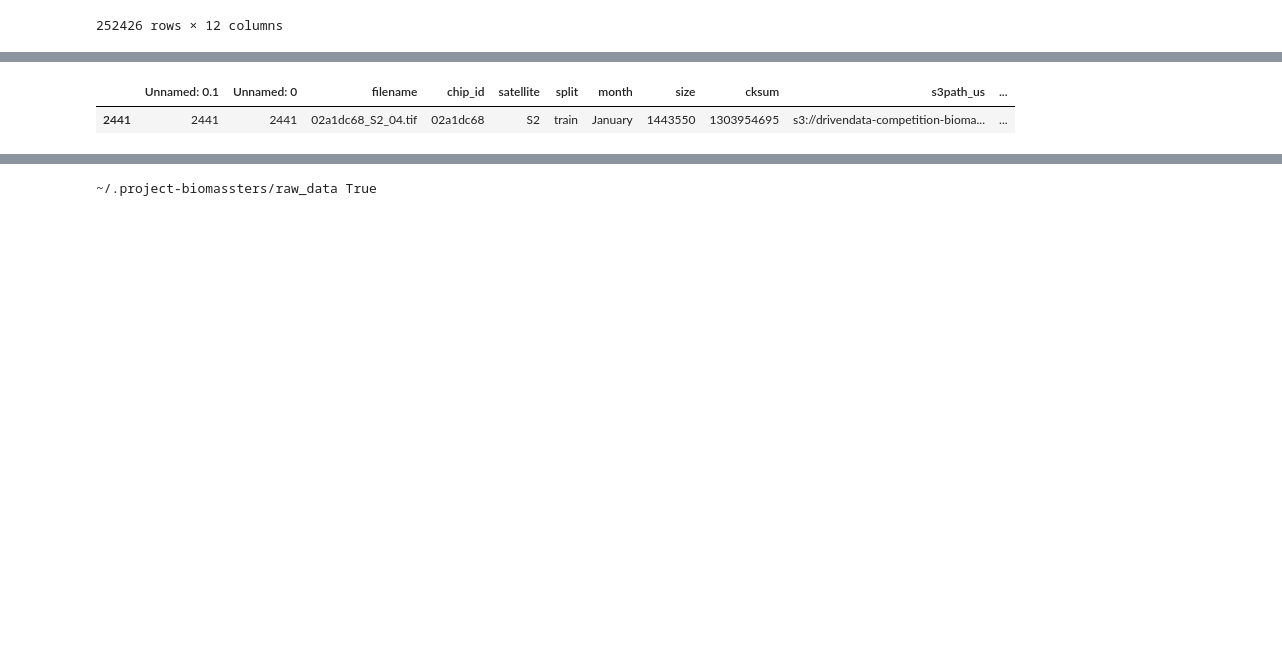
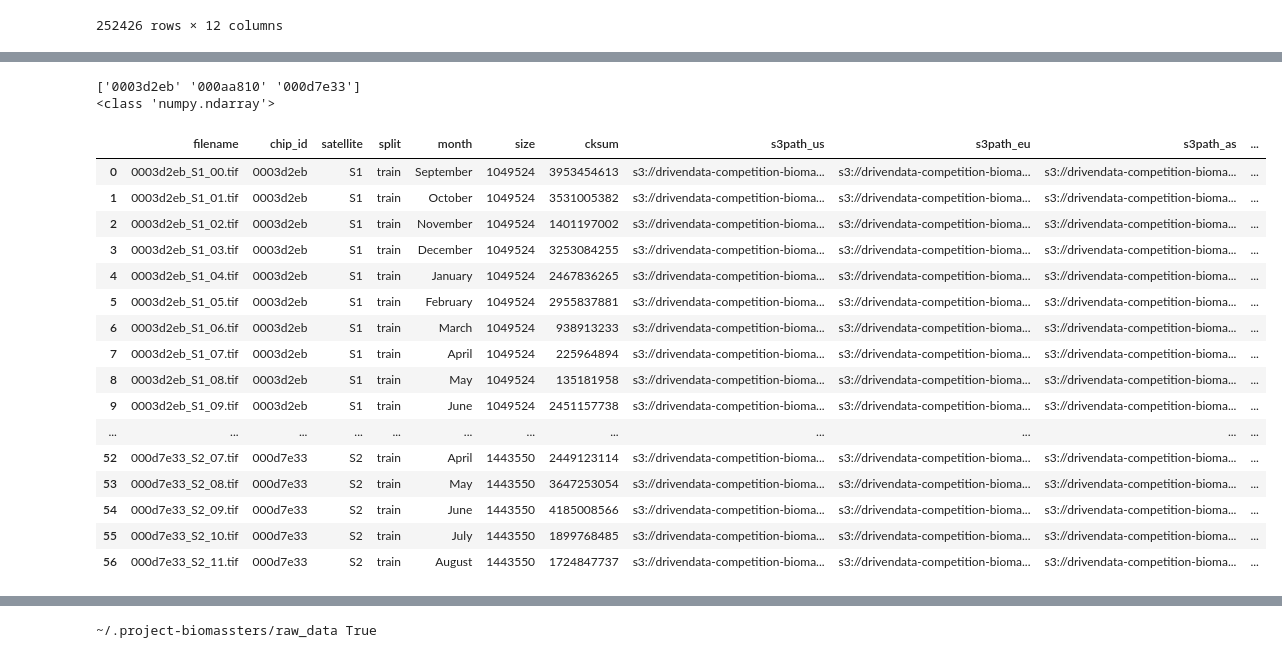
Before and after one commit to sofiammatias/project-biomassters, a Jupyter notebook: notebooks/sofia_model.ipynb, the cells around one changed output, grey strips where cells are left out. Saved outputs shown, nothing was run; the diff lists cells and outputs as text; code cells hidden in the pictures; blank space fills up the shorter version.

```diff
--- a/notebooks/sofia_model.ipynb
+++ b/notebooks/sofia_model.ipynb
@@ -138,5 +126,30 @@ data_path: ~/.project-biomassters/raw_data/
-# %%
-original_features[original_features.filename == downloaded_files[0]]
-# %% [output]
-|  | Unnamed: 0.1 | Unnamed: 0 | filename | chip_id | satellite | split | month | size | cksum | s3path_us | ... |
-| 2441 | 2441 | 2441 | 02a1dc68_S2_04.tif | 02a1dc68 | S2 | train | January | 1443550 | 1303954695 | s3://drivendata-competition-bioma... | ... |
+# %%
+chip_id_size = 3
+chip_id_num = 1
+chip_id_list = features.chip_id.unique()[: (chip_id_num)*chip_id_size]
+print (chip_id_list)
+print (type(chip_id_list))
+file_list = features[features['chip_id'].isin(pd.Series(chip_id_list))]
+file_list
+# df[df['A'].isin([3, 6])]
+#features['filename'].loc[:(chip_id_num * int(chip_id_size)) + 1]
+# %% [output]
+['0003d2eb' '000aa810' '000d7e33']
+<class 'numpy.ndarray'>
+|  | filename | chip_id | satellite | split | month | size | cksum | s3path_us | s3path_eu | s3path_as | ... |
+| 0 | 0003d2eb_S1_00.tif | 0003d2eb | S1 | train | September | 1049524 | 3953454613 | s3://drivendata-competition-bioma... | s3://drivendata-competition-bioma... | s3://drivendata-competition-bioma... | ... |
+| 1 | 0003d2eb_S1_01.tif | 0003d2eb | S1 | train | October | 1049524 | 3531005382 | s3://drivendata-competition-bioma... | s3://drivendata-competition-bioma... | s3://drivendata-competition-bioma... | ... |
+| 2 | 0003d2eb_S1_02.tif | 0003d2eb | S1 | train | November | 1049524 | 1401197002 | s3://drivendata-competition-bioma... | s3://drivendata-competition-bioma... | s3://drivendata-competition-bioma... | ... |
+| 3 | 0003d2eb_S1_03.tif | 0003d2eb | S1 | train | December | 1049524 | 3253084255 | s3://drivendata-competition-bioma... | s3://drivendata-competition-bioma... | s3://drivendata-competition-bioma... | ... |
+| 4 | 0003d2eb_S1_04.tif | 0003d2eb | S1 | train | January | 1049524 | 2467836265 | s3://drivendata-competition-bioma... | s3://drivendata-competition-bioma... | s3://drivendata-competition-bioma... | ... |
+| 5 | 0003d2eb_S1_05.tif | 0003d2eb | S1 | train | February | 1049524 | 2955837881 | s3://drivendata-competition-bioma... | s3://drivendata-competition-bioma... | s3://drivendata-competition-bioma... | ... |
+| 6 | 0003d2eb_S1_06.tif | 0003d2eb | S1 | train | March | 1049524 | 938913233 | s3://drivendata-competition-bioma... | s3://drivendata-competition-bioma... | s3://drivendata-competition-bioma... | ... |
+| 7 | 0003d2eb_S1_07.tif | 0003d2eb | S1 | train | April | 1049524 | 225964894 | s3://drivendata-competition-bioma... | s3://drivendata-competition-bioma... | s3://drivendata-competition-bioma... | ... |
+| 8 | 0003d2eb_S1_08.tif | 0003d2eb | S1 | train | May | 1049524 | 135181958 | s3://drivendata-competition-bioma... | s3://drivendata-competition-bioma... | s3://drivendata-competition-bioma... | ... |
+| 9 | 0003d2eb_S1_09.tif | 0003d2eb | S1 | train | June | 1049524 | 2451157738 | s3://drivendata-competition-bioma... | s3://drivendata-competition-bioma... | s3://drivendata-competition-bioma... | ... |
+| ... | ... | ... | ... | ... | ... | ... | ... | ... | ... | ... | ... |
+| 52 | 000d7e33_S2_07.tif | 000d7e33 | S2 | train | April | 1443550 | 2449123114 | s3://drivendata-competition-bioma... | s3://drivendata-competition-bioma... | s3://drivendata-competition-bioma... | ... |
+| 53 | 000d7e33_S2_08.tif | 000d7e33 | S2 | train | May | 1443550 | 3647253054 | s3://drivendata-competition-bioma... | s3://drivendata-competition-bioma... | s3://drivendata-competition-bioma... | ... |
+| 54 | 000d7e33_S2_09.tif | 000d7e33 | S2 | train | June | 1443550 | 4185008566 | s3://drivendata-competition-bioma... | s3://drivendata-competition-bioma... | s3://drivendata-competition-bioma... | ... |
+| 55 | 000d7e33_S2_10.tif | 000d7e33 | S2 | train | July | 1443550 | 1899768485 | s3://drivendata-competition-bioma... | s3://drivendata-competition-bioma... | s3://drivendata-competition-bioma... | ... |
+| 56 | 000d7e33_S2_11.tif | 000d7e33 | S2 | train | August | 1443550 | 1724847737 | s3://drivendata-competition-bioma... | s3://drivendata-competition-bioma... | s3://drivendata-competition-bioma... | ... |
```
Also changed, not shown: parts of 3 cells of this notebook, 4 other files.
